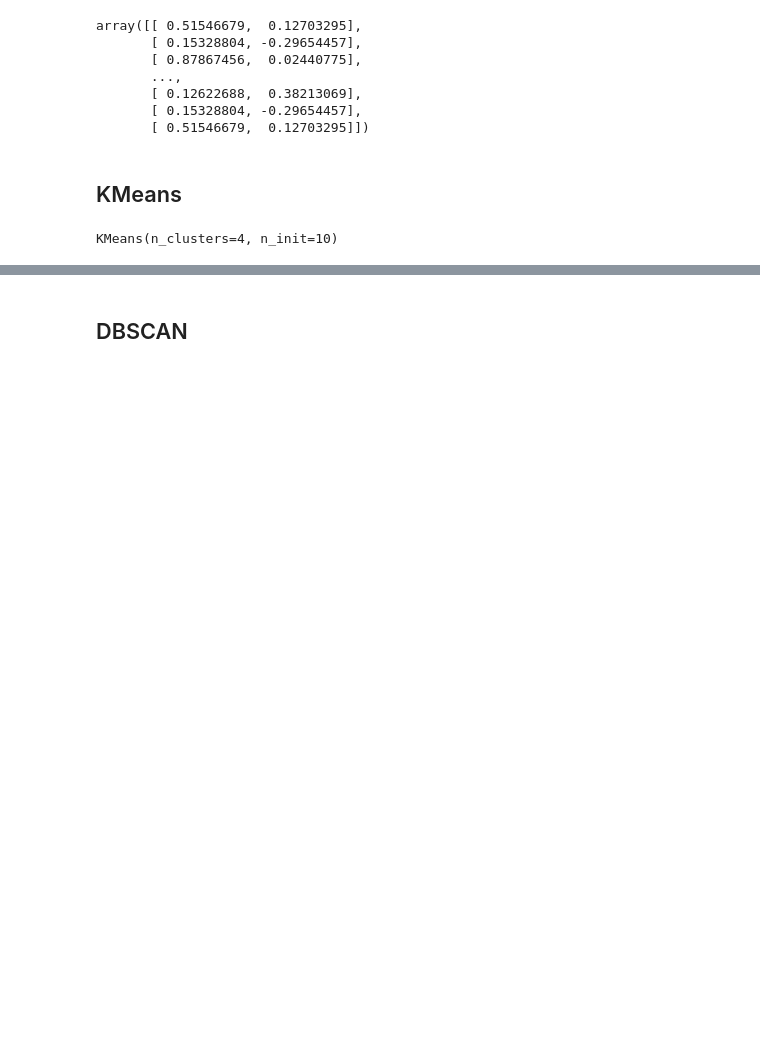
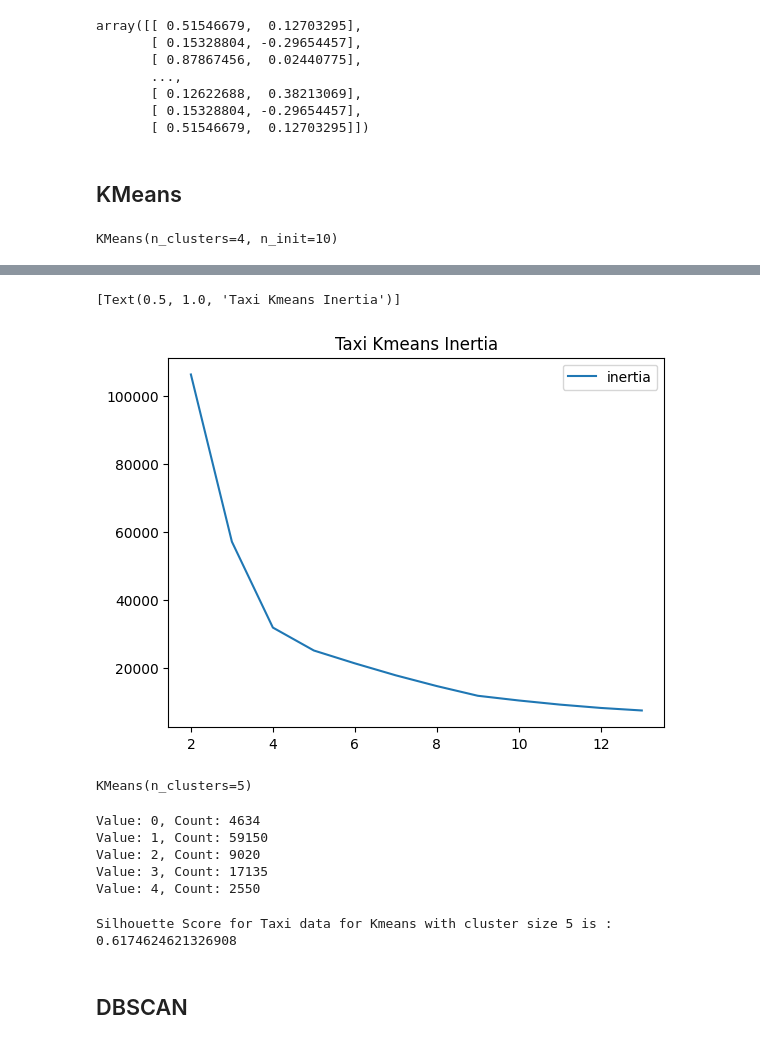
Before and after one commit to USFCA-CS663-Spring2024/kmeans-Sahil1709, a Jupyter notebook: Assignment 2 - Clustering.ipynb, the cells around one changed output, grey strips where cells are left out. Drawn from its saved outputs; the diff is of its cells as text; code cells hidden in the pictures; blank space fills up the shorter version.

```diff
--- a/Assignment 2 - Clustering.ipynb
+++ b/Assignment 2 - Clustering.ipynb
@@ -363,0 +372,9 @@ sns.scatterplot(data=clean_df, x=clean_df['Dropoff Centroid Longitude'], y=clean
+# %%
+kminertia = pd.DataFrame(data=[], index=range(2,14), columns=['inertia'])
+
+for k in range(2,14):
+    kmeans = KMeans(n_clusters=k)
+    kmeans.fit(x)
+    kminertia.loc[k] = kmeans.inertia_
+
+kminertia
@@ -364,3 +395,30 @@ sns.scatterplot(data=clean_df, x=clean_df['Dropoff Centroid Longitude'], y=clean
+# %%
+kminertia.plot().set(title = "Taxi Kmeans Inertia")
+# %% [output]
+[Text(0.5, 1.0, 'Taxi Kmeans Inertia')]
+[figure, added]
+# %%
+# By seeing the elbow, the best cluster value for kmeans would be 4-5
+kmeans2 = KMeans(n_clusters=5, init='k-means++')
+kmeans2.fit(x)
+# %% [output]
+KMeans(n_clusters=5)
+# %%
+unique_values, counts = np.unique(kmeans2.labels_, return_counts=True)
+for value, count in zip(unique_values, counts):
+    print(f"Value: {value}, Count: {count}")
+# %% [output]
+Value: 0, Count: 4634
+Value: 1, Count: 59150
+Value: 2, Count: 9020
+Value: 3, Count: 17135
+Value: 4, Count: 2550
+# %%
+silhouette_score_taxi2 = silhouette_score(x, kmeans2.labels_)
+
+print("Silhouette Score for Taxi data for Kmeans with cluster size 5 is : ", silhouette_score_taxi2)
+# %% [output]
+Silhouette Score for Taxi data for Kmeans with cluster size 5 is :  0.6174624621326908
 # %% [markdown]
 ## DBSCAN
 # %%
```
Also changed, not shown: parts of 25 cells of this notebook.
